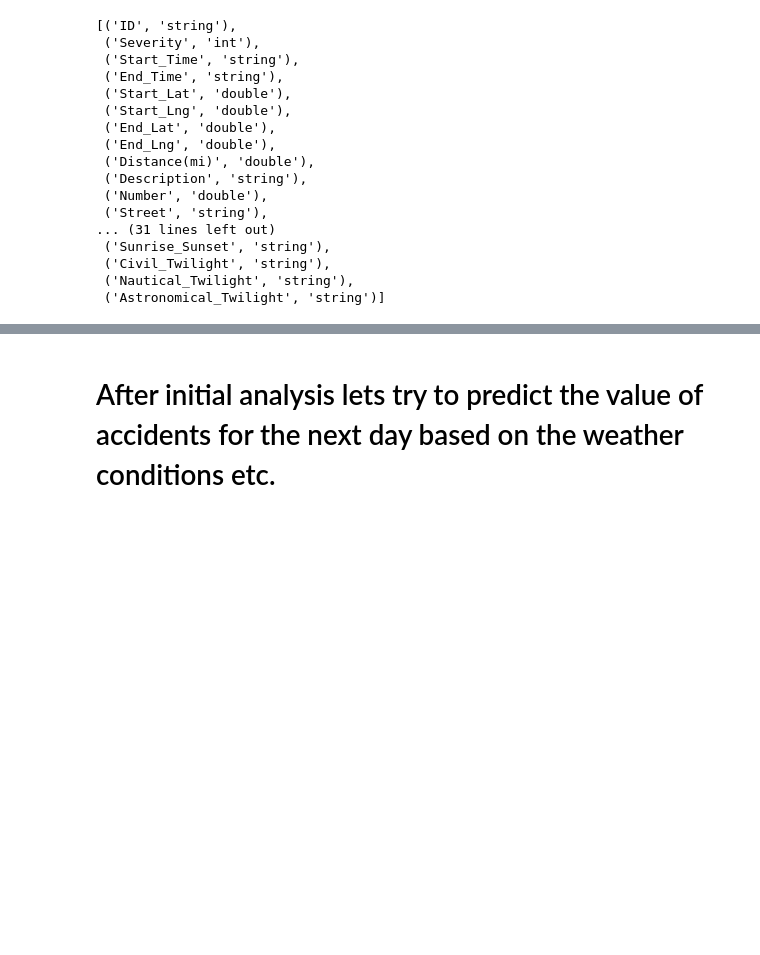
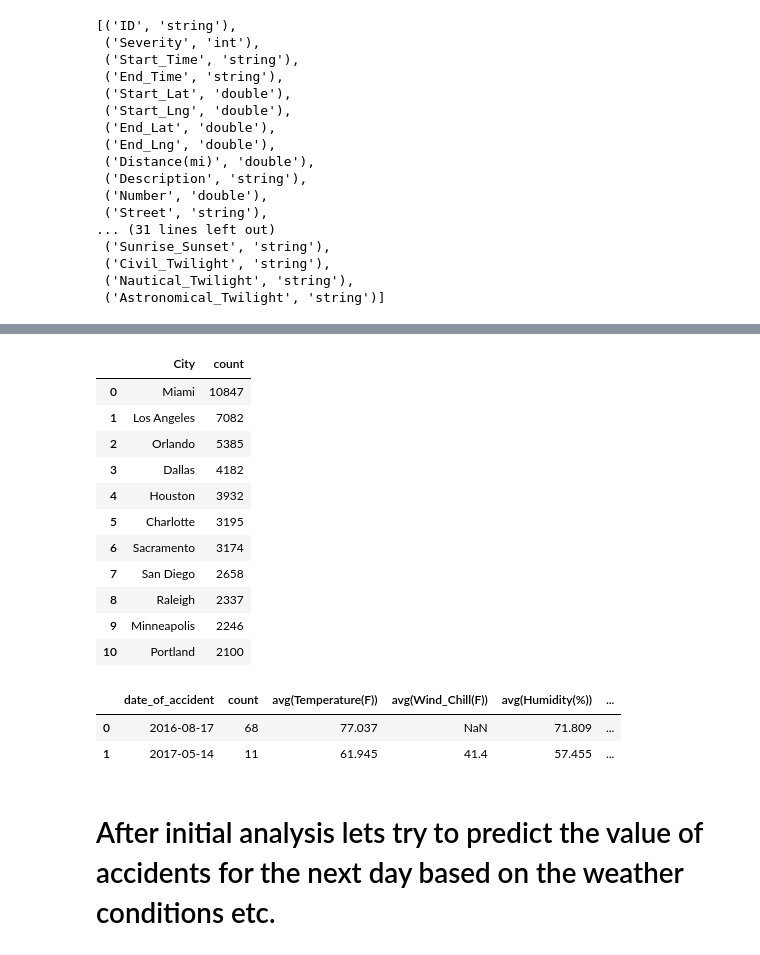
Before and after one commit to MateuszBocko/ML, a Jupyter notebook: Car accidents project/Car_accidents_v1.ipynb, the cells around one changed output, grey strips where cells are left out. Drawn from its saved outputs; the diff is of its cells as text; code cells hidden in the pictures; blank space fills up the shorter version.

```diff
--- a/Car accidents project/Car_accidents_v1.ipynb
+++ b/Car accidents project/Car_accidents_v1.ipynb
@@ -99,0 +102,17 @@ df_date_chart = df_date.plot.line(title = 'Date of birth [MLN]', x='date_of_acci
+# %%
+# top 10 cities with car accidents
+df_city = df.select('City').groupBy('City').count().orderBy(F.desc('count'))
+df_city.toPandas().head(11)
+# %% [output]
+|  | City | count |
+| 0 | Miami | 10847 |
+| 1 | Los Angeles | 7082 |
+| 2 | Orlando | 5385 |
+| 3 | Dallas | 4182 |
+| 4 | Houston | 3932 |
+| 5 | Charlotte | 3195 |
+| 6 | Sacramento | 3174 |
+| 7 | San Diego | 2658 |
+| 8 | Raleigh | 2337 |
+| 9 | Minneapolis | 2246 |
+| 10 | Portland | 2100 |
@@ -100,2 +129,8 @@ df_date_chart = df_date.plot.line(title = 'Date of birth [MLN]', x='date_of_acci
+# %%
+df_model.limit(10).toPandas().head(2)
+# %% [output]
+|  | date_of_accident | count | avg(Temperature(F)) | avg(Wind_Chill(F)) | avg(Humidity(%)) | ... |
+| 0 | 2016-08-17 | 68 | 77.037 | NaN | 71.809 | ... |
+| 1 | 2017-05-14 | 11 | 61.945 | 41.4 | 57.455 | ... |
 # %% [markdown]
 # After initial analysis lets try to predict the value of accidents for the next day based on the weather conditions etc.
```
Also changed, not shown: parts of 7 cells of this notebook.
